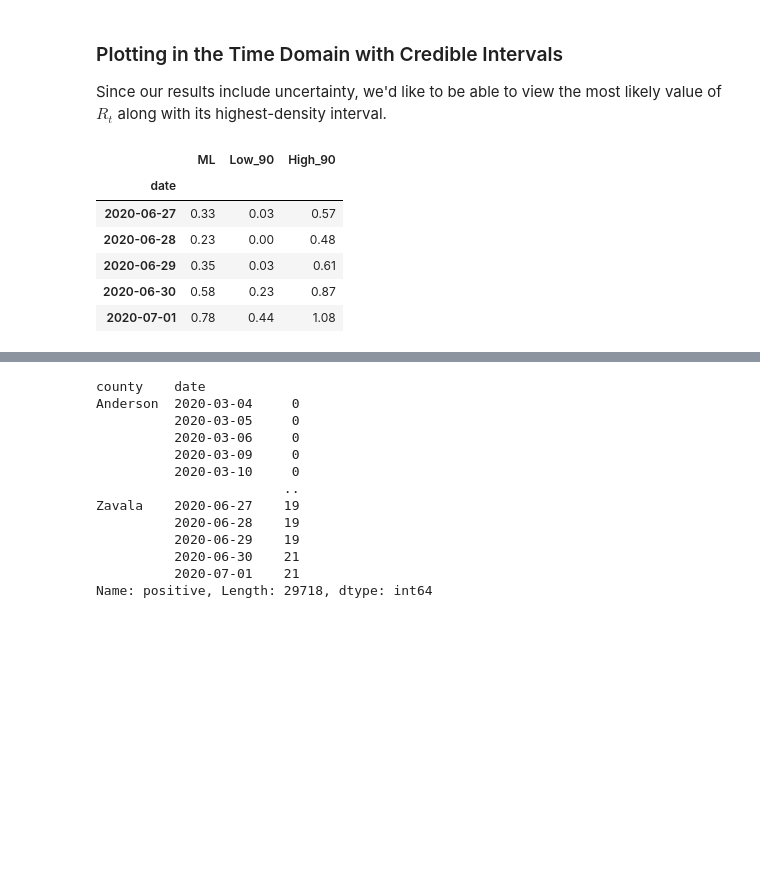
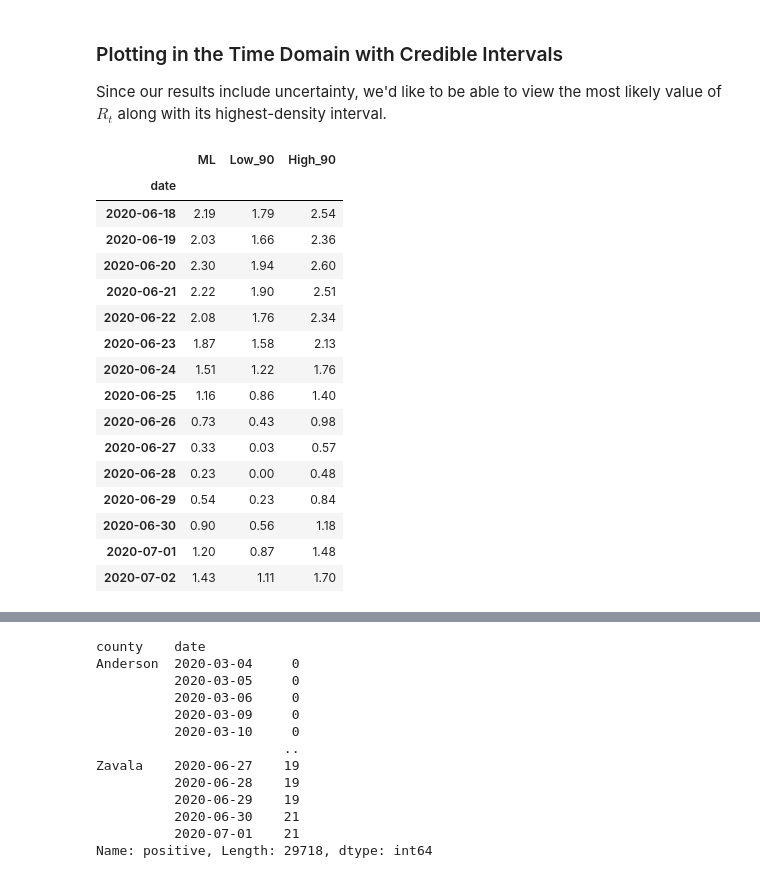
Before and after one commit to ictr/covid-19-county-R0, a Jupyter notebook: Realtime R0.ipynb, the cells around one changed output, grey strips where cells are left out. Drawn from its saved outputs; the diff is of its cells as text; code cells hidden in the pictures; blank space fills up the shorter version.

```diff
--- a/Realtime R0.ipynb
+++ b/Realtime R0.ipynb
@@ -249,15 +252,25 @@ most_likely = posteriors.idxmax().rename('ML')
 # Look into why you shift -1
 result = pd.concat([most_likely, hdis], axis=1)
 # %%
-result.tail()
+result.tail(n=15)
 # %% [output]
 |  | ML | Low_90 | High_90 |
 | date |  |  |  |
+| 2020-06-18 | 2.19 | 1.79 | 2.54 |
+| 2020-06-19 | 2.03 | 1.66 | 2.36 |
+| 2020-06-20 | 2.30 | 1.94 | 2.60 |
+| 2020-06-21 | 2.22 | 1.90 | 2.51 |
+| 2020-06-22 | 2.08 | 1.76 | 2.34 |
+| 2020-06-23 | 1.87 | 1.58 | 2.13 |
+| 2020-06-24 | 1.51 | 1.22 | 1.76 |
+| 2020-06-25 | 1.16 | 0.86 | 1.40 |
+| 2020-06-26 | 0.73 | 0.43 | 0.98 |
 | 2020-06-27 | 0.33 | 0.03 | 0.57 |
 | 2020-06-28 | 0.23 | 0.00 | 0.48 |
-| 2020-06-29 | 0.35 | 0.03 | 0.61 |
-| 2020-06-30 | 0.58 | 0.23 | 0.87 |
-| 2020-07-01 | 0.78 | 0.44 | 1.08 |
+| 2020-06-29 | 0.54 | 0.23 | 0.84 |
+| 2020-06-30 | 0.90 | 0.56 | 1.18 |
+| 2020-07-01 | 1.20 | 0.87 | 1.48 |
+| 2020-07-02 | 1.43 | 1.11 | 1.70 |
 # %%
 def plot_rt(result, ax, county_name):
 
```
Also changed, not shown: parts of 4 cells of this notebook, 3 other files.
